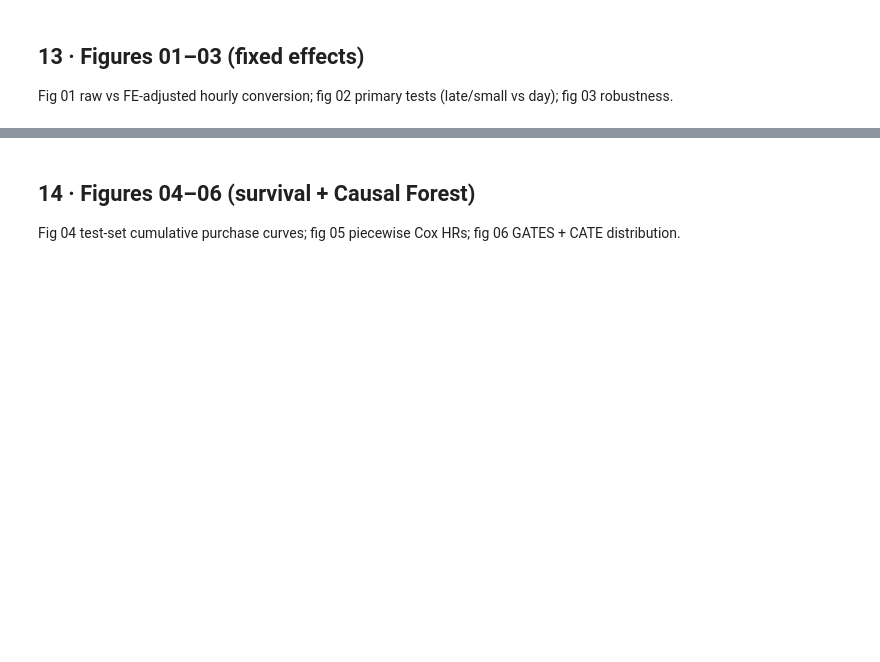
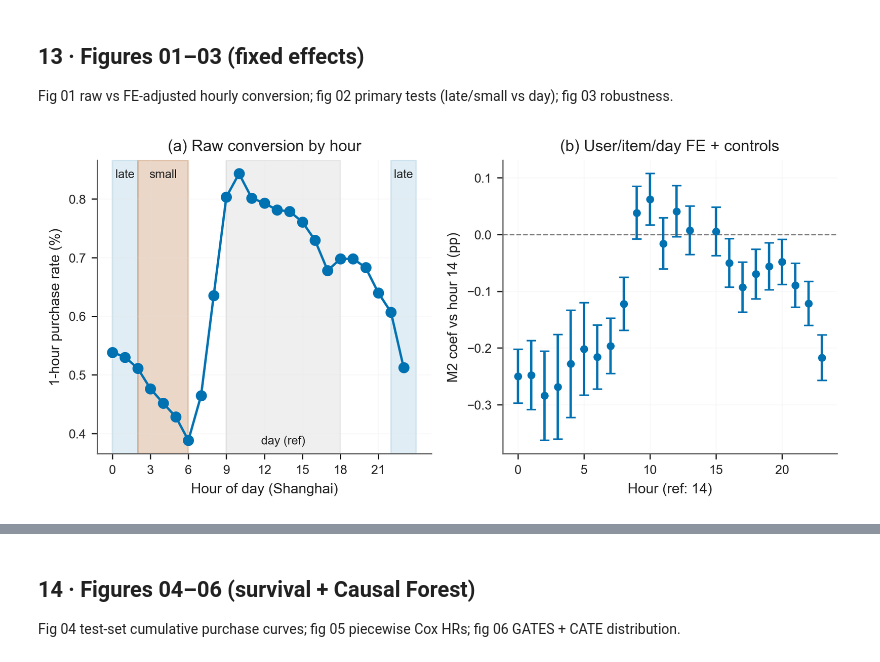
Before and after one commit to SJeffZhang/taobao-night-browsing, a Jupyter notebook: notebooks/full_pipeline.ipynb, the cells around one changed output, grey strips where cells are left out. Cells and saved outputs as stored; diff of their text form; code cells hidden in the pictures; blank space fills up the shorter version.

Commit message:
Validate full pipeline and render publication figures inline

```diff
--- a/notebooks/full_pipeline.ipynb
+++ b/notebooks/full_pipeline.ipynb
@@ -1193,10 +1185,6 @@ log("done", round(info["timing_s"]["total"], 1), "s")
 ~3 min.
 # %%
 # ---- step 8: PHASE2 B, cold vs hot item night loss ----
-# (re)assert the FE-model constants: the survival/phase-2 cells above redefined CTRL (l_pop24 vs l_pop)
-DUM = ["evening", "late", "small", "morning"]
-CTRL = ["l_hpv24", "hist_buy24", "l_pop"]
-FE_MAIN = ["user_id", "item_id", "day"]
 d = derive(pd.read_parquet(DATA / "episodes_hour.parquet"))
 d = d[d.bucket.between(40, 59)].copy()
 d["item_n"] = d.groupby("item_id").item_id.transform("size")
@@ -1234,7 +1222,7 @@ log("descriptive saved")
 fe_rows = []
 for i in tqdm(range(10), desc="FE per decile"):
     dsub = d[d.decile == i].copy()
-    r = fit_multi(dsub, DUM + CTRL, FE_MAIN, ["y1", "y2"], f"M2_decile_{i}")
+    r = fit_multi(dsub, FE_BINS + FE_CONTROLS, FE_MAIN, ["y1", "y2"], f"M2_decile_{i}")
     r["decile"] = i
     fe_rows.append(r)
 fe = pd.concat(fe_rows)
@@ -1245,4 +1233,5 @@ late_fe[["decile", "outcome", "coef", "se", "ci_low", "ci_high", "p", "n", "day_
          "relative_pct"]].to_csv(RES / "cold_hot_items_fe_late_summary.csv", index=False)
 log("fe saved")
 print(desc.round(3).to_string(index=False))
+del d, day, late, ddec, dys, lts, dsub
 # %% [output]
@@ -1368,17 +1349,12 @@ Categories (9,437 values) would explode if one-hot, so encode the top-15 categor
 # ---- step 10: Causal Forest with top-K category dummies ----
 TOP_K = 15
 
-def item_category_map():
-    ev = pd.read_parquet(PROC / "events_clean.parquet", columns=["item_id", "category_id"])
-    return ev.groupby("item_id")["category_id"].agg(lambda s: s.mode().iloc[0]).rename("category_id")
-
 a = _Args(train="0-59", val="60-79", test="80-99", n_trees=1000, cap=2000, tag=TAG, skip_test=False,
           max_samples=0.05, topk=TOP_K)
 tr, va, te = parse_range(a.train), parse_range(a.val), parse_range(a.test)
-out_dir = RES if a.tag == "full" else RES / "smoke"; out_dir.mkdir(exist_ok=True)
+out_dir = RES
 
-log("load + category map")
-catmap = item_category_map()
+log("load episodes with the category map from step 9")
 hours = LATE + DAYH
 d_tr = load([tr], hours).join(catmap, on="item_id")
 d_va = load([va], hours).join(catmap, on="item_id")
@@ -1432,3 +1408,6 @@ if not a.skip_test:
 info["timing_s"]["total"] = time.time() - t0
 (out_dir / f"causal_forest_category_{a.tag}.json").write_text(json.dumps(info, indent=2))
 log("done", round(info["timing_s"]["total"], 1), "s")
+del cf, catmap
+if not a.skip_test:
+    del d_te, tau
@@ -1438,85 +1419,88 @@ log("done", round(info["timing_s"]["total"], 1), "s")
 Fig 01 raw vs FE-adjusted hourly conversion; fig 02 primary tests (late/small vs day); fig 03 robustness.
 # %%
 # ---- figures 01-03 ----
-from matplotlib.font_manager import FontProperties
-_CJK_PATH = "/Library/Fonts/Arial Unicode.ttf"
-CJK = FontProperties(fname=_CJK_PATH)
 apply()
 
 def fig1_hourly_shape():
     desc = pd.read_csv(RES / "descriptives_full.csv")
     hr = desc[desc.grouping == "hour"].set_index("level")
+    hr.index = hr.index.astype(int)
+    hr = hr.sort_index()
     hour_shape = pd.read_csv(RES / "hour_shape_M2.csv")
     hs = hour_shape[(hour_shape.outcome == "y1") & (hour_shape.cluster == "user_id+item_id")].set_index("term")
     hs = hs.reindex([f"h{h:02d}" for h in range(24) if h != 14])
     hs["hour"] = [int(t[1:]) for t in hs.index]
-    fig, (ax1, ax2) = plt.subplots(1, 2, figsize=(10, 4))
-    ax1.plot(hr.index, hr.y1_pct, "o-", color="#7C3A47", lw=1.5)
-    ax1.axvspan(22, 24, alpha=.12, color="#7C3A47")
-    ax1.axvspan(0, 2, alpha=.12, color="#7C3A47")
-    ax1.axvspan(2, 6, alpha=.22, color="#C98A95")
-    ax1.axvspan(9, 18, alpha=.10, color="#B9ABAE")
-    ax1.set_ylim(0.355, 0.90)
-    ax1.text(1.0, 0.885, "late", ha="center", va="top", fontsize=7.5, color="#7C3A47", fontproperties=CJK)
-    ax1.text(23.0, 0.885, "late", ha="center", va="top", fontsize=7.5, color="#7C3A47", fontproperties=CJK)
-    ax1.text(4.0, 0.885, "small", ha="center", va="top", fontsize=7.5, color="#8E4A57", fontproperties=CJK)
-    ax1.text(13.5, 0.368, "day (ref)", ha="center", va="bottom", fontsize=7.5, color="#7A6E6E", fontproperties=CJK)
+    fig, (ax1, ax2) = plt.subplots(1, 2, figsize=(7.2, 3.4))
+    ax1.plot(hr.index, hr.y1_pct, "o-", color=BLUE, lw=1.5)
+    ax1.axvspan(22, 24, alpha=.12, color=BLUE)
+    ax1.axvspan(0, 2, alpha=.12, color=BLUE)
+    ax1.axvspan(2, 6, alpha=.22, color=ORANGE)
+    ax1.axvspan(9, 18, alpha=.10, color=GRAY)
+    ax1.set_xticks(range(0, 24, 3))
+    ax1.text(1.0, 0.97, "late", ha="center", va="top", fontsize=7.5, color=CHAR, transform=ax1.get_xaxis_transform())
+    ax1.text(23.0, 0.97, "late", ha="center", va="top", fontsize=7.5, color=CHAR, transform=ax1.get_xaxis_transform())
+    ax1.text(4.0, 0.97, "small", ha="center", va="top", fontsize=7.5, color=CHAR, transform=ax1.get_xaxis_transform())
+    ax1.text(13.5, 0.025, "day (ref)", ha="center", va="bottom", fontsize=7.5, color=CHAR, transform=ax1.get_xaxis_transform())
     ax1.set_xlabel("Hour of day (Shanghai)"); ax1.set_ylabel("1-hour purchase rate (%)")
     ax1.set_title("(a) Raw conversion by hour"); ax1.grid(alpha=.2)
     ax2.axhline(0, color="gray", lw=.8, ls="--")
-    ax2.errorbar(hs.hour, hs.coef, yerr=1.96 * hs.se, fmt="o", color="#7C3A47", capsize=3, markersize=4)
-    ax2.axhline(0, color="k", lw=.5)
+    ax2.errorbar(hs.hour, hs.coef, yerr=[hs.coef - hs.ci_low, hs.ci_high - hs.coef], fmt="o", color=BLUE, capsize=3, markersize=4)
     ax2.set_xlabel("Hour (ref: 14)"); ax2.set_ylabel("M2 coef vs hour 14 (pp)")
     ax2.set_title("(b) User/item/day FE + controls"); ax2.grid(alpha=.2)
-    plt.tight_layout(); plt.savefig(FIG / "01_hourly_shape.png", dpi=150, bbox_inches="tight")
-    plt.savefig(FIG / "01_hourly_shape.svg", bbox_inches="tight"); plt.close()
+    fig.tight_layout()
+    save(fig, "01_hourly_shape")
 
 def fig2_bin_comparison():
     prim = pd.read_csv(RES / "primary_tests.csv")
     bins = ["late", "small"]
     ys = ["y1", "y2"]
-    fig, axes = plt.subplots(1, 2, figsize=(9, 3.6), sharey=True)
+    fig, axes = plt.subplots(1, 2, figsize=(7.2, 3.3), sharex=True, sharey=True)
+    axes[0].set_xlim(prim.ci_low.min() - .04, max(.03, prim.ci_high.max() + .015))
     for j, y in enumerate(ys):
         ax = axes[j]
-        sub = prim[prim.outcome == y]
+        sub = prim[prim.outcome == y].set_index("term").loc[bins]
         ypos = np.arange(len(bins))
-        cols = ["#7C3A47", "#D8A7AF"]
+        cols = [BLUE, PALE]
         ax.barh(ypos, sub.coef, height=0.44, color=cols, zorder=3)
-        ax.errorbar(sub.coef, ypos, xerr=1.96 * sub.se, fmt="none", ecolor="#403737", capsize=4, lw=0.9, zorder=4)
+        ax.errorbar(sub.coef, ypos, xerr=[sub.coef - sub.ci_low, sub.ci_high - sub.coef], fmt="none", ecolor=CHAR, capsize=4, lw=0.9, zorder=4)
         for i, r in enumerate(sub.itertuples()):
             ax.text(r.coef / 2, i, f"{r.coef:.2f} pp", va="center", ha="center",
-                    fontsize=9.5, color="white" if i == 0 else "#403737", fontweight="bold", zorder=5)
+                    fontsize=9.5, color="white" if i == 0 else CHAR, fontweight="bold", zorder=5)
         ax.set_yticks(ypos); ax.set_yticklabels(["late (22-01)", "small (02-05)"])
-        ax.axvline(0, color="#4A4545", lw=0.8)
-        ax.set_xlim(min(sub.ci_low) - 0.05, 0.03)
+        ax.axvline(0, color=CHAR, lw=0.8)
         ax.set_xlabel("coef vs day (pp)")
         ax.set_title(f"({chr(97 + j)}) {'1-hour' if y == 'y1' else '24-hour'} purchase")
         ax.grid(axis="x", zorder=0)
-    plt.tight_layout(); plt.savefig(FIG / "02_bin_comparison.png", dpi=150, bbox_inches="tight")
-    plt.savefig(FIG / "02_bin_comparison.svg", bbox_inches="tight"); plt.close()
+    fig.tight_layout()
+    save(fig, "02_bin_comparison")
 
 def fig3_robustness():
     rob = pd.read_csv(RES / "robustness.csv")
     keep = ["main", "S1_no_controls", "S2_plus_prior_1h_pv", "S5_washout72", "S6_excl_top1pct", "S7_replication"]
     label_map = {"main": "Main", "S1_no_controls": "No controls", "S2_plus_prior_1h_pv": "+ prior 1h pv",
                  "S5_washout72": "Washout 72h", "S6_excl_top1pct": "Excl top 1%", "S7_replication": "Replication"}
     r = rob[(rob.robustness.isin(keep)) & (rob.cluster == "user_id+item_id") & (rob.outcome.isin(["y1", "y2"])) & (rob.term == "late")].copy()
     # explicit display order so row i == keep[i]; do NOT sort alphabetically (labels are positional)
     r["pos"] = r.robustness.map({k: i for i, k in enumerate(keep)})
     r = r.sort_values(["pos", "outcome"])
-    fig, ax = plt.subplots(figsize=(8, 4))
-    for j, y in enumerate(["y1", "y2"]):
+    fig, ax = plt.subplots(figsize=(7.2, 4))
+    for j, (y, window) in enumerate([("y1", 1), ("y2", 24)]):
         sub = r[r.outcome == y]
-        x = np.arange(len(sub)) + j * .35
-        ax.barh(x, sub.coef, xerr=1.96 * sub.se, height=.3, label=f"{'1h' if y == 'y1' else '24h'} purchase",
-                color="#7C3A47" if y == "y1" else "#A85D68", capsize=3, alpha=.85)
-    ax.axvline(0, color="k", lw=.8)
-    ax.set_yticks(np.arange(len(keep)) + .175)
-    ax.set_yticklabels([label_map[k] for k in keep])
-    ax.set_xlabel("late vs day coef (pp)"); ax.set_title("Robustness: late (22-01) vs day (09-17)")
-    ax.legend(loc="lower right"); ax.grid(axis="x", alpha=.2)
-    plt.tight_layout(); plt.savefig(FIG / "03_robustness.png", dpi=150, bbox_inches="tight")
-    plt.savefig(FIG / "03_robustness.svg", bbox_inches="tight"); plt.close()
+        color, marker, _ = WINDOW_STYLE[window]
+        ax.errorbar(sub.coef, sub.pos + (j - .5) * .27,
+                    xerr=[sub.coef - sub.ci_low, sub.ci_high - sub.coef],
+                    fmt=marker, color=color, capsize=3, label=f"{window}h purchase")
+    ax.axvline(0, color=CHAR, lw=.8)
+    ax.set_yticks(np.arange(len(keep)), [label_map[k] for k in keep])
+    ax.invert_yaxis()
+    ax.set_xlabel("Late vs day coefficient (pp, 95% CI)")
+    ax.set_title("Robustness across model specifications", loc="left")
+    ax.legend(loc="lower right", bbox_to_anchor=(1, 1), ncol=2)
+    ax.grid(axis="x")
+    fig.tight_layout()
+    save(fig, "03_robustness")
 
 fig1_hourly_shape(); fig2_bin_comparison(); fig3_robustness()
 print("figures 01-03 written")
+# %% [output]
+[figure, added]
```
Also changed, not shown: parts of 44 cells of this notebook, 34 other files.
